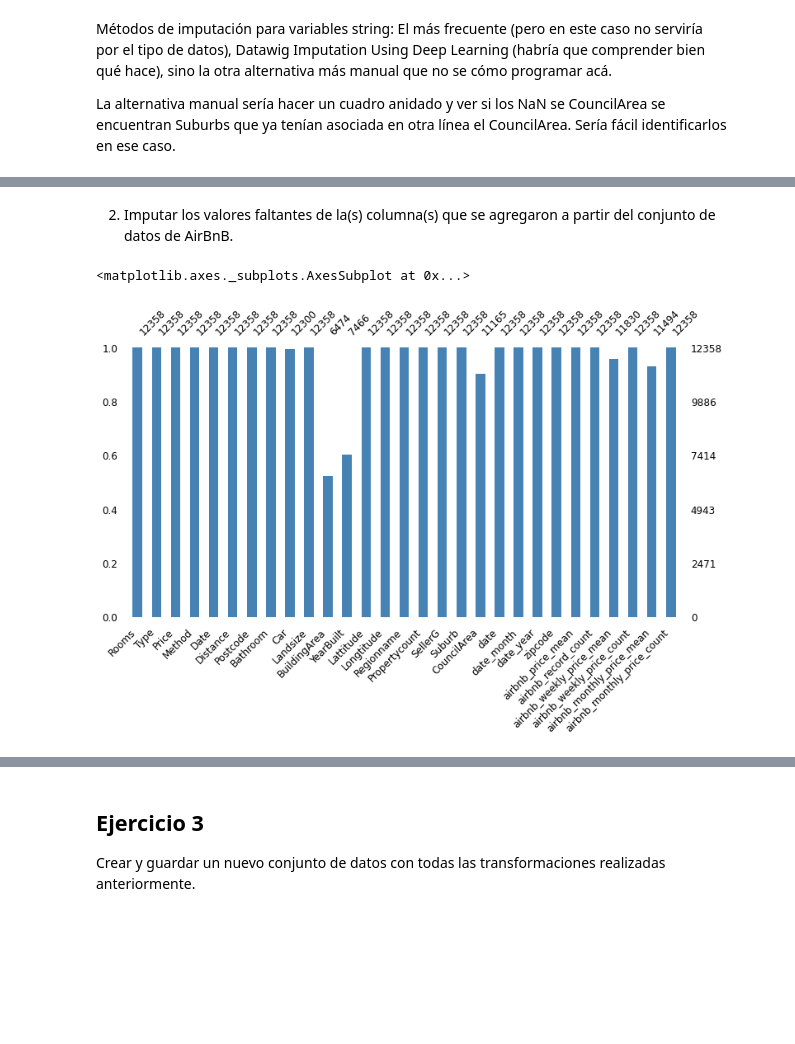
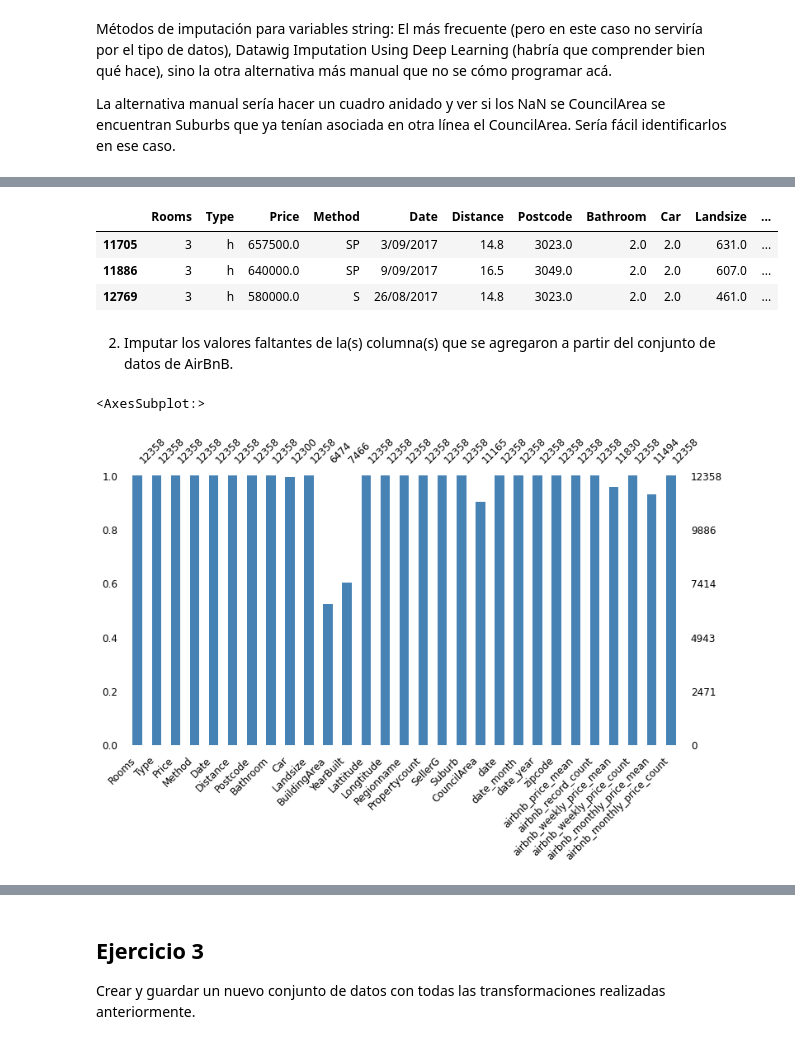
Before and after one commit to estebanarr/TP2_exploracion_curacion_datos, a Jupyter notebook: Parte_1_Ejercicios_2_y_3.ipynb, the cells around one changed output, grey strips where cells are left out. Drawn from its saved outputs; the diff is of its cells as text; code cells hidden in the pictures; blank space fills up the shorter version.

Commit message:
Imputación de CouncilArea

```diff
--- a/Parte_1_Ejercicios_2_y_3.ipynb
+++ b/Parte_1_Ejercicios_2_y_3.ipynb
@@ -5,8 +5,11 @@ Comienza con las transformaciones que traemos del ejercicio previo.
 # %%
 import matplotlib.pyplot as plt
 import numpy as np
+import pandas as pd
 import pandas
 import seaborn as sns
+
+pd.set_option('display.max_columns', 500)
 sns.set_context('talk')
 # %%
 melb_df = pandas.read_csv(
@@ -167,0 +178,19 @@ La alternativa manual sería hacer un cuadro anidado y ver si los NaN se Council
+# %%
+contador=0
+
+for i in complete_df2[complete_df2.CouncilArea.isnull()].Suburb.unique():
+    council_area=complete_df2[(complete_df2.Suburb==i) & (~complete_df2.CouncilArea.isnull())].CouncilArea.unique()
+    if council_area.size!=0:
+        if council_area.size>1:
+            contador=contador+1
+            print(i," CouncilArea", council_area)
+            council_area=council_area[0]
+            print("----------------Nos quedamos con el primero----------")
+            print(i," CouncilArea:", council_area)
+        else:
+            council_area=council_area[0]
+            print(i," CouncilArea:", council_area)
+
+        complete_df2.loc[complete_df2[(complete_df2.Suburb==i) & (complete_df2.CouncilArea.isnull())].index,'CouncilArea']=council_area
+
+print("Existen {} suburbs que pertenecen a mas de un CouncilArea".format(contador))
@@ -168,3 +237,10 @@ La alternativa manual sería hacer un cuadro anidado y ver si los NaN se Council
+# %%
+complete_df2[(complete_df2.CouncilArea.isnull())]
+# %% [output]
+|  | Rooms | Type | Price | Method | Date | Distance | Postcode | Bathroom | Car | Landsize | ... |
+| 11705 | 3 | h | 657500.0 | SP | 3/09/2017 | 14.8 | 3023.0 | 2.0 | 2.0 | 631.0 | ... |
+| 11886 | 3 | h | 640000.0 | SP | 9/09/2017 | 16.5 | 3049.0 | 2.0 | 2.0 | 607.0 | ... |
+| 12769 | 3 | h | 580000.0 | S | 26/08/2017 | 14.8 | 3023.0 | 2.0 | 2.0 | 461.0 | ... |
 # %%
 #qué método podríamos usar para esto?
 # %% [markdown]
@@ -175,7 +251,7 @@ msno.bar(complete_df2,figsize=(12, 6), fontsize=12, color='steelblue')
 # el precio promedio tiene 20 datos faltantes si consideramos aquellos que tienen menos de 10 observaciones en el conteo,
 # sino se pueden hacer imputaciones sobre las otras varaibles
 # %% [output]
-<matplotlib.axes._subplots.AxesSubplot at 0x...>
+<AxesSubplot:>
 [figure]
 # %%
 #1) Imputación por la media
```
Also changed, not shown: parts of 7 cells of this notebook.
